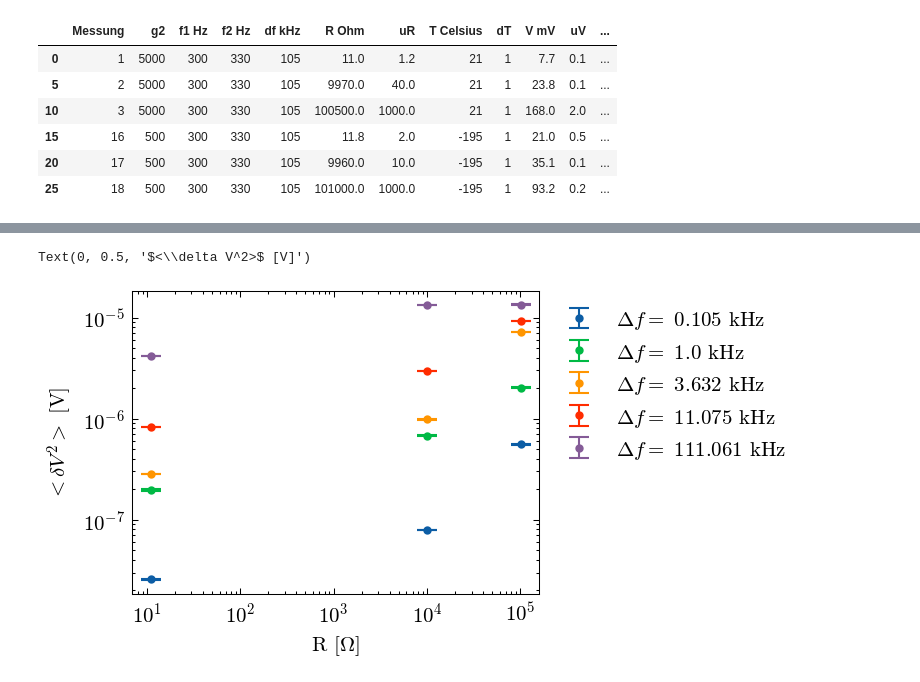
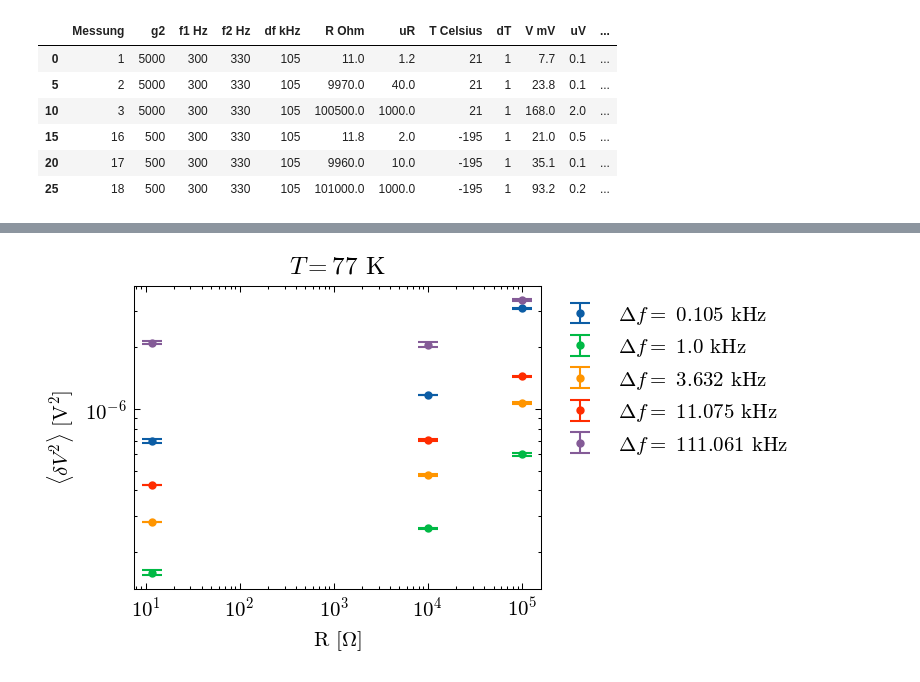
Before and after one commit to emhl/FP2, a Jupyter notebook: rauschen.ipynb, the cells around one changed output, grey strips where cells are left out. Cells and saved outputs as stored; diff of their text form; code cells hidden in the pictures.

Commit message:
calculate noise from mesurements and plot dependencies

```diff
--- a/rauschen.ipynb
+++ b/rauschen.ipynb
@@ -152,2 +153,19 @@ def i_dc(rf, v_dc):
 def di2s(v, g1, g2, rf):
     return v*1e-3 * 10 / (g1*g2*rf)
+# %%
+# over df Raumtemp raw
+plt.figure()
+
+for i in range(0,2):
+    dat = dat2[11*i+1:11*(i+1)]
+    v_dc = ua(dat['Vdc V'],dat[f'uVdc'])
+    v_n = ua(dat['Vn mV'],dat[f'uVn'])
+    r = dat['R kOhm'].mean()
+    x = i_dc(v_dc, r*1e3)*1e3
+    y = di2s(v_n, 100, dat['g2'], r*1e3)
+    df = dat['df Hz'].mean()*1e-3
+    plt.errorbar(nv(x),nv(y),yerr=sd(y),xerr=sd(x),fmt='.',label=f'$\Delta f=$ {round(df,3)} kHz')
+plt.legend(loc='upper left', bbox_to_anchor=(1, 1))
+plt.xlabel('$I_dc$ [mA]')
+plt.ylabel(r'$\langle\delta I^2\rangle$ [A$^2$]')
+plt.savefig(outdir+'2-schrot_rauschen_raw.pdf',bbox_inches='tight')
@@ -164,3 +184,20 @@ dat3[::5]
 | 15 | 16 | 500 | 300 | 330 | 105 | 11.8 | 2.0 | -195 | 1 | 21.0 | 0.5 | ... |
 | 20 | 17 | 500 | 300 | 330 | 105 | 9960.0 | 10.0 | -195 | 1 | 35.1 | 0.1 | ... |
 | 25 | 18 | 500 | 300 | 330 | 105 | 101000.0 | 1000.0 | -195 | 1 | 93.2 | 0.2 | ... |
+# %%
+# over R raumtemperatur
+plt.figure()
+plt.title(f'$T ={round(dat3["T Celsius"][0]+273.15,2)}$ K')
+
+for i in range(5):
+    dat = dat3[i:15:5]
+    v = ua(dat['V mV'],dat[f'uV'])
+    y = dv2n(v, 600, dat['g2'])
+    df = dat['df kHz'].mean()*1e-3
+    plt.errorbar(dat['R Ohm'],nv(y),yerr=sd(y),fmt='.',label=f'$\Delta f=$ {round(df,3)} kHz')
+plt.legend(loc='upper left', bbox_to_anchor=(1, 1))
+plt.xscale('log')
+plt.yscale('log')
+plt.xlabel('R [$\Omega$]')
+plt.ylabel(r'$\langle\delta V^2\rangle$ [V$^2$]')
+plt.savefig(outdir+'3-johnson_rauschen_df-raumtemperatur.pdf',bbox_inches='tight')
@@ -167,17 +206,19 @@ dat3[::5]
 # %%
-# over R raumtemperatur
+# over R flussigstickstoff
 plt.figure()
+plt.title(f'$T =77$ K')
+
 for i in range(5):
-    dat = dat3[i:15:5]
+    dat = dat3[i+15::5]
     v = ua(dat['V mV'],dat[f'uV'])
     y = dv2n(v, 600, dat['g2'])
     df = dat['df kHz'].mean()*1e-3
     plt.errorbar(dat['R Ohm'],nv(y),yerr=sd(y),fmt='.',label=f'$\Delta f=$ {round(df,3)} kHz')
 plt.legend(loc='upper left', bbox_to_anchor=(1, 1))
 plt.xscale('log')
 plt.yscale('log')
 plt.xlabel('R [$\Omega$]')
-plt.ylabel('$<\delta V^2>$ [V]')
+plt.ylabel(r'$\langle\delta V^2\rangle$ [V$^2$]')
+plt.savefig(outdir+'3-johnson_rauschen_R-77K.pdf',bbox_inches='tight')
 # %% [output]
-Text(0, 0.5, '$<\\delta V^2>$ [V]')
-[figure, old version]
+[figure, new version]
```
Also changed, not shown: parts of 10 cells of this notebook.
